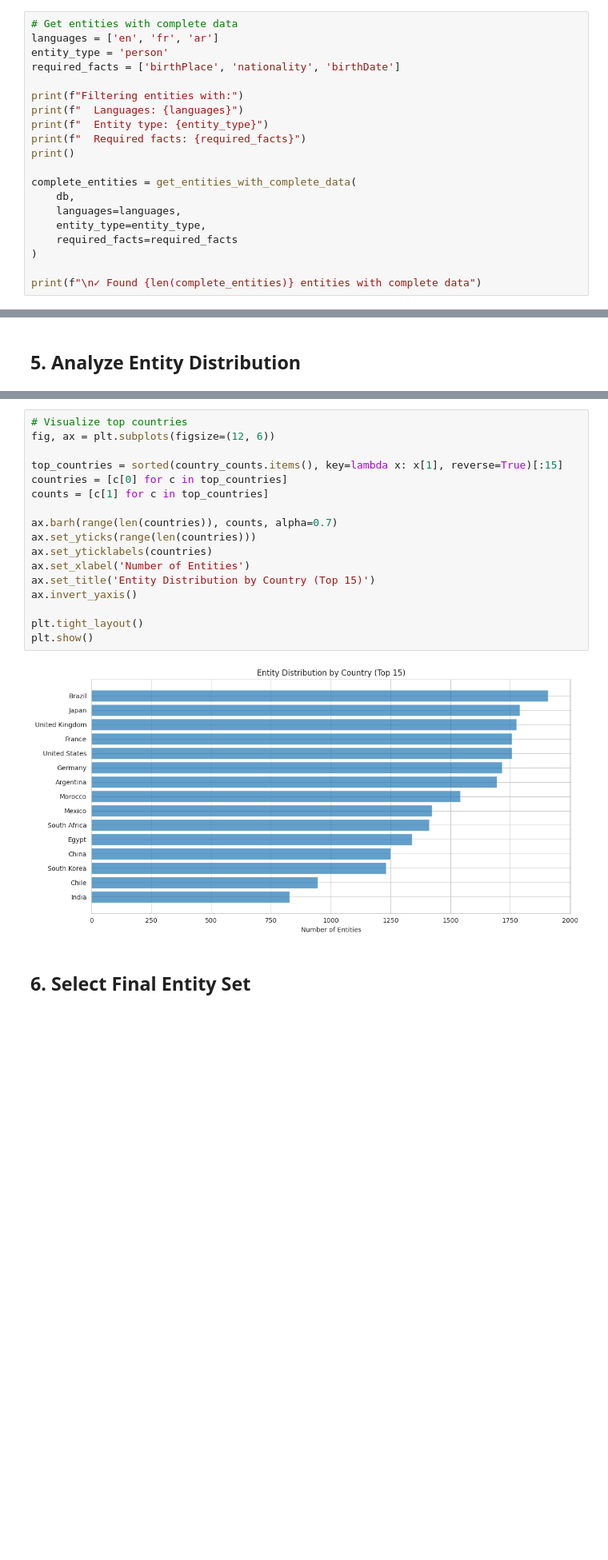
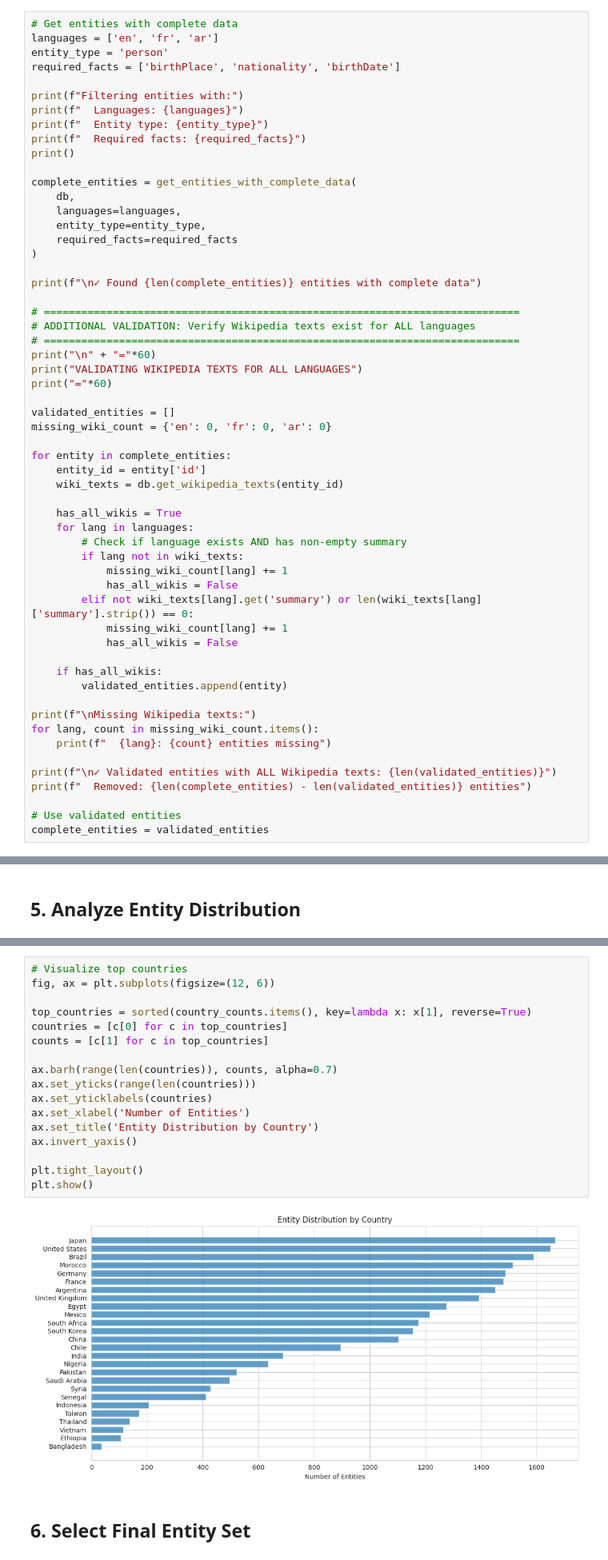
Before and after one commit to khaledbouabdallah/llm_grouping_loss_INRIA, a Jupyter notebook: notebooks/01_select_experiment_data.ipynb, the cells around one changed output, grey strips where cells are left out. Shown at 80% size. Cells and saved outputs as stored; diff of their text form; blank space fills up the shorter version.

```diff
--- a/notebooks/01_select_experiment_data.ipynb
+++ b/notebooks/01_select_experiment_data.ipynb
@@ -108,6 +108,43 @@ complete_entities = get_entities_with_complete_data(
 )
 
 print(f"\n✓ Found {len(complete_entities)} entities with complete data")
+
+# ============================================================================
+# ADDITIONAL VALIDATION: Verify Wikipedia texts exist for ALL languages
+# ============================================================================
+print("\n" + "="*60)
+print("VALIDATING WIKIPEDIA TEXTS FOR ALL LANGUAGES")
+print("="*60)
+
+validated_entities = []
+missing_wiki_count = {'en': 0, 'fr': 0, 'ar': 0}
+
+for entity in complete_entities:
+    entity_id = entity['id']
+    wiki_texts = db.get_wikipedia_texts(entity_id)
+
+    has_all_wikis = True
+    for lang in languages:
+        # Check if language exists AND has non-empty summary
+        if lang not in wiki_texts:
+            missing_wiki_count[lang] += 1
+            has_all_wikis = False
+        elif not wiki_texts[lang].get('summary') or len(wiki_texts[lang]['summary'].strip()) == 0:
+            missing_wiki_count[lang] += 1
+            has_all_wikis = False
+
+    if has_all_wikis:
+        validated_entities.append(entity)
+
+print(f"\nMissing Wikipedia texts:")
+for lang, count in missing_wiki_count.items():
+    print(f"  {lang}: {count} entities missing")
+
+print(f"\n✓ Validated entities with ALL Wikipedia texts: {len(validated_entities)}")
+print(f"  Removed: {len(complete_entities) - len(validated_entities)} entities")
+
+# Use validated entities
+complete_entities = validated_entities
 # %% [output]
 Filtering entities with:
   Languages: ['en', 'fr', 'ar']
@@ -262,22 +433,22 @@ Entities by country (top 10):
 # %%
 # Visualize top countries
 fig, ax = plt.subplots(figsize=(12, 6))
 
-top_countries = sorted(country_counts.items(), key=lambda x: x[1], reverse=True)[:15]
+top_countries = sorted(country_counts.items(), key=lambda x: x[1], reverse=True)
 countries = [c[0] for c in top_countries]
 counts = [c[1] for c in top_countries]
 
 ax.barh(range(len(countries)), counts, alpha=0.7)
 ax.set_yticks(range(len(countries)))
 ax.set_yticklabels(countries)
 ax.set_xlabel('Number of Entities')
-ax.set_title('Entity Distribution by Country (Top 15)')
+ax.set_title('Entity Distribution by Country')
 ax.invert_yaxis()
 
 plt.tight_layout()
 plt.show()
 # %% [output]
-[figure, old version]
+[figure, new version]
 # %% [markdown]
 ## 6. Select Final Entity Set
 # %%
```
Also changed, not shown: parts of 11 cells of this notebook, 14 other files.
